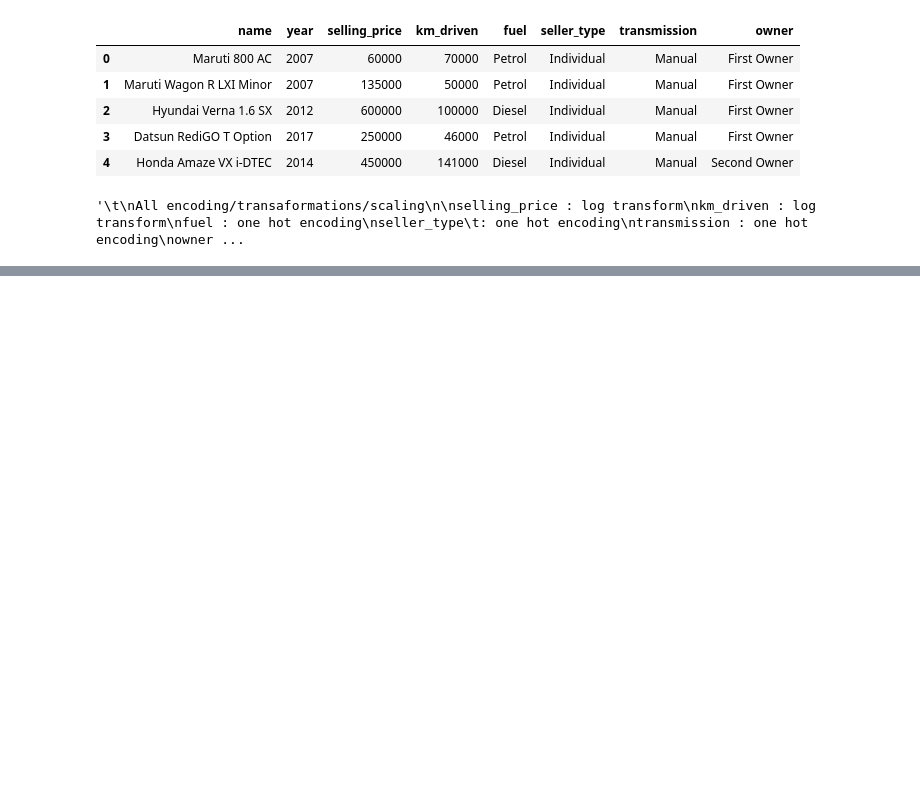
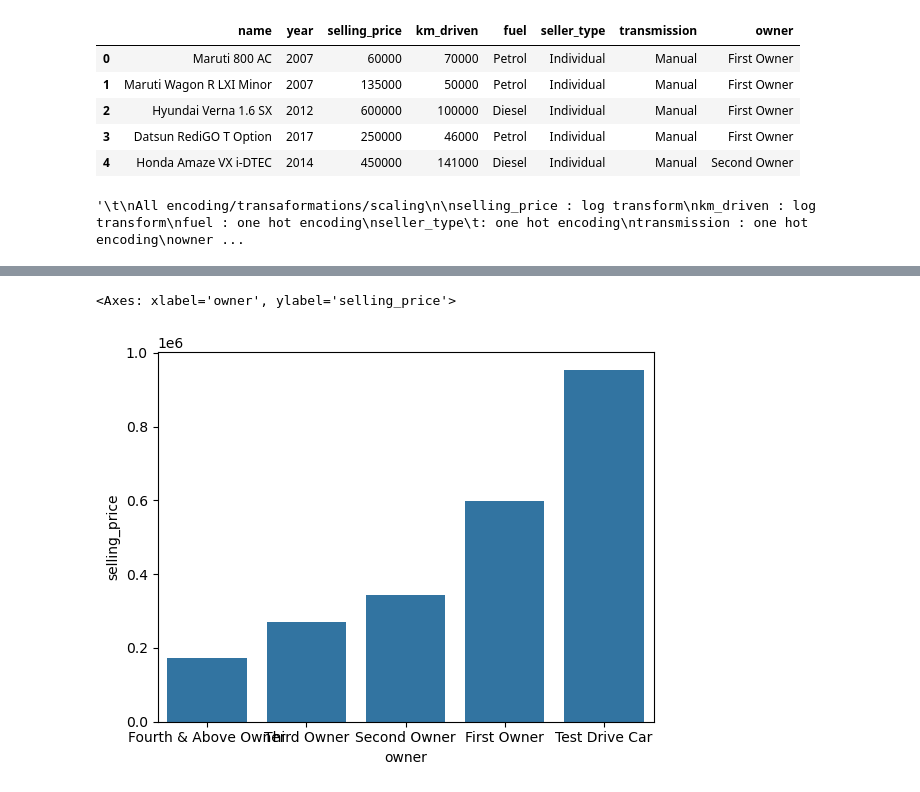
Before and after one commit to vsr01/ML-Practice, a Jupyter notebook: Linear Regression/Vehicle Dataset/linear_regression_vehicle.ipynb, the cells around one changed output, grey strips where cells are left out. Cells and saved outputs as stored; diff of their text form; code cells hidden in the pictures; blank space fills up the shorter version.

```diff
--- a/Linear Regression/Vehicle Dataset/linear_regression_vehicle.ipynb
+++ b/Linear Regression/Vehicle Dataset/linear_regression_vehicle.ipynb
@@ -216,0 +252,8 @@ R² Score: 0.6045
+# %%
+
+category_means = car_data.groupby('owner')['selling_price'].mean().reset_index()
+category_means = category_means.sort_values(by='selling_price')
+sns.barplot(x='owner', y='selling_price', data=category_means)
+# %% [output]
+<Axes: xlabel='owner', ylabel='selling_price'>
+[figure, added]
```
Also changed, not shown: parts of 12 cells of this notebook.
